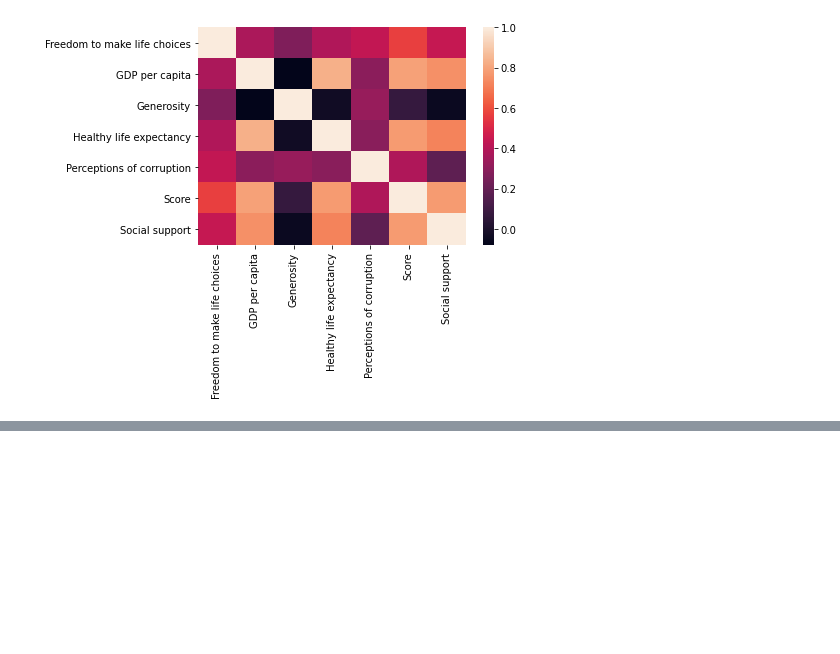
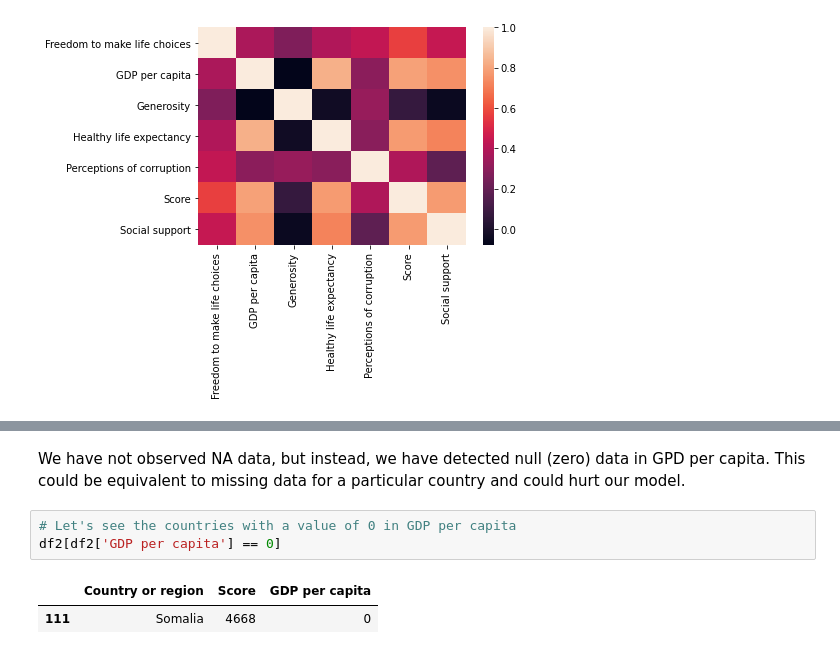
Before and after one commit to caroperez/Statistical_studies, a Jupyter notebook: Happiness.ipynb, the cells around one changed output, grey strips where cells are left out. Drawn from its saved outputs; the diff is of its cells as text; blank space fills up the shorter version.

```diff
--- a/Happiness.ipynb
+++ b/Happiness.ipynb
@@ -78,0 +106,8 @@ We can observe in the color scale, the values closer to 1 (perfect correlation),
+# %% [markdown]
+We have not observed NA data, but instead, we have detected null (zero) data in GPD per capita. This could be equivalent to missing data for a particular country and could hurt our model.
+# %%
+# Let's see the countries with a value of 0 in GDP per capita
+df2[df2['GDP per capita'] == 0]
+# %% [output]
+|  | Country or region | Score | GDP per capita |
+| 111 | Somalia | 4668 | 0 |
```
Also changed, not shown: parts of 6 cells of this notebook.
